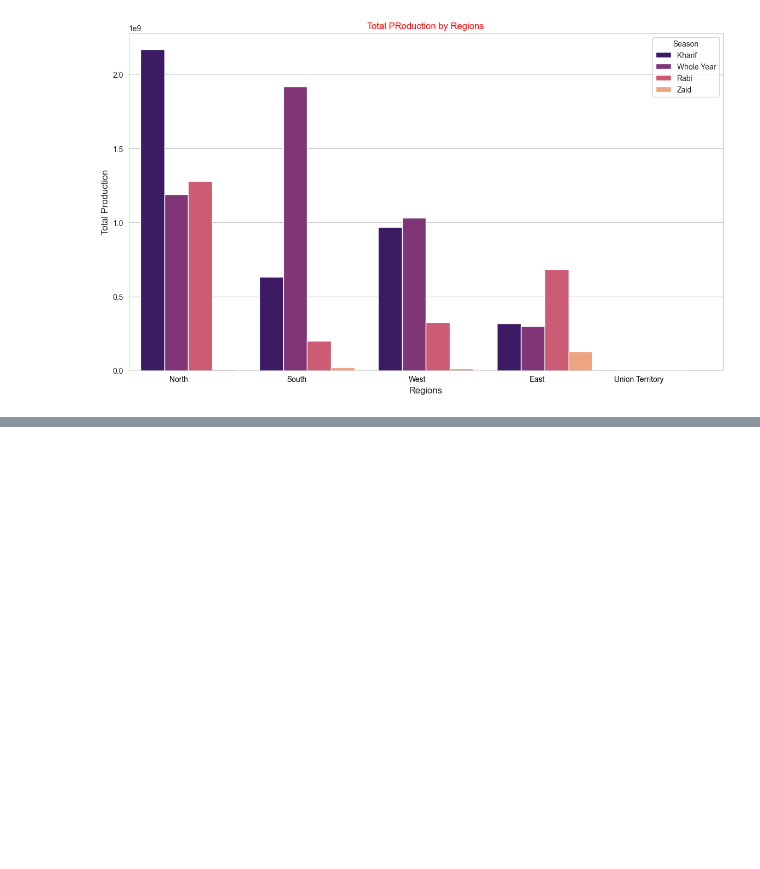
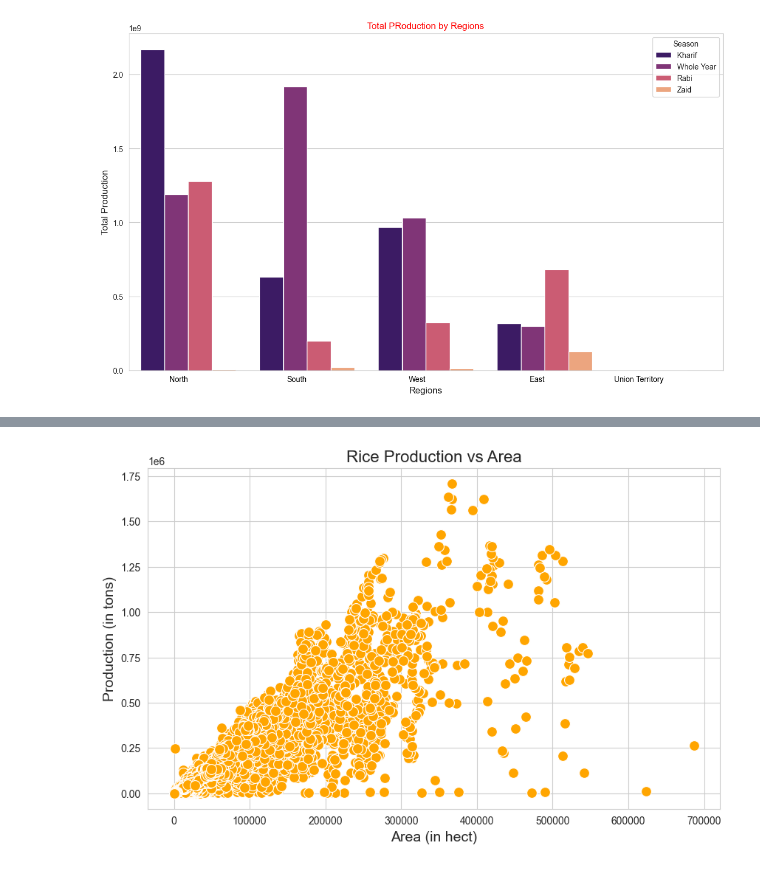
Before and after one commit to Fransis-DS24/Crop-Production-Analysis-Project, a Jupyter notebook: Project_Crop_Prodcution.ipynb, the cells around one changed output, grey strips where cells are left out. Cells and saved outputs as stored; diff of their text form; code cells hidden in the pictures; blank space fills up the shorter version.

```diff
--- a/Project_Crop_Prodcution.ipynb
+++ b/Project_Crop_Prodcution.ipynb
@@ -525,0 +584,11 @@ plt.show()
+# %%
+
+plt.figure(figsize=(10, 6))
+sns.scatterplot(x='Area', y='Production',data=rice_df, color='orange', s=100)
+plt.title('Rice Production vs Area', fontsize=16)
+plt.xlabel('Area (in hect)', fontsize=14)
+plt.ylabel('Production (in tons)', fontsize=14)
+
+plt.show()
+# %% [output]
+[figure, added]
```
Also changed, not shown: parts of 38 cells of this notebook.
